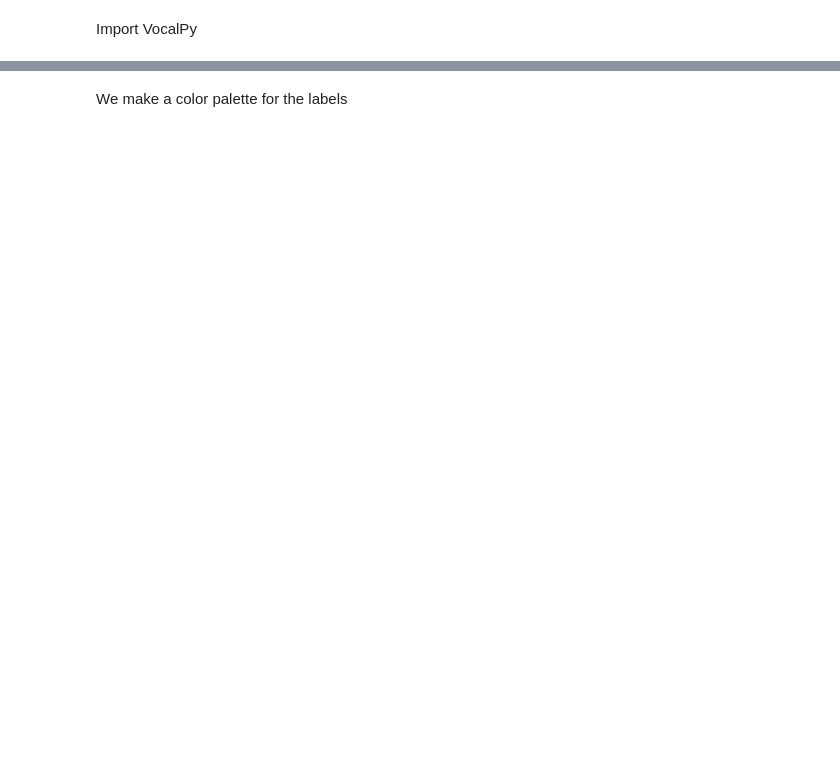
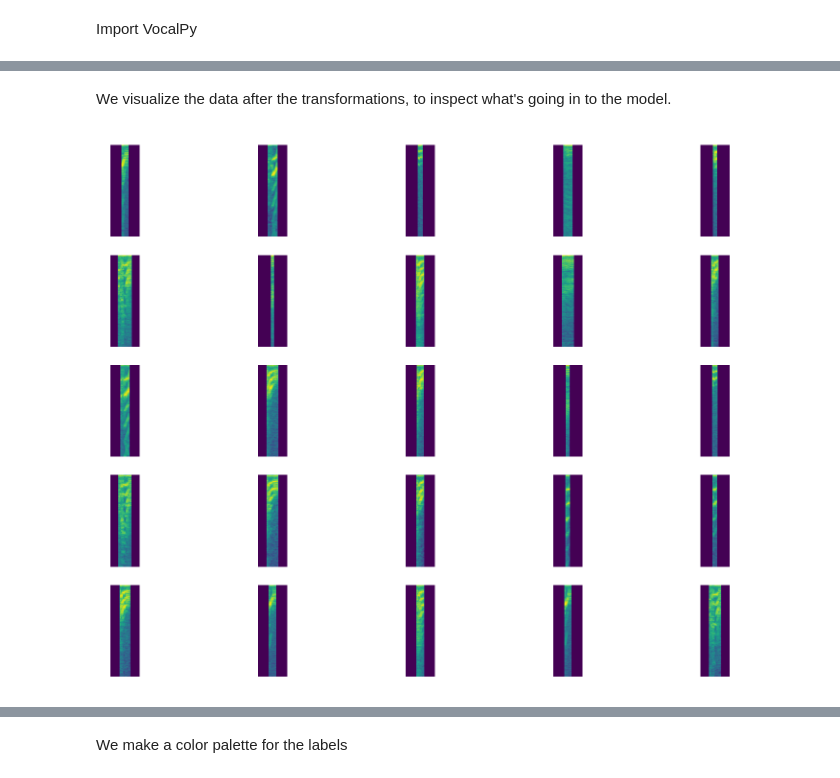
Before and after one commit to vocalpy/vocalpy-notebooks, a Jupyter notebook: 01-embedding-with-UMAP.ipynb, the cells around one changed output, grey strips where cells are left out. Cells and saved outputs as stored; diff of their text form; code cells hidden in the pictures; blank space fills up the shorter version.

```diff
--- a/01-embedding-with-UMAP.ipynb
+++ b/01-embedding-with-UMAP.ipynb
@@ -18,5 +20,5 @@ Load data
 # %%
 data_dir = ('data/bfsongrepo/gy6or6/032312/')
 
-cbin_paths = voc.paths.from_dir(data_dir, 'cbin')
-notmats = voc.paths.from_dir(data_dir, '.not.mat')
+wav_paths = voc.paths.from_dir(data_dir, 'wav')
+csv_paths = voc.paths.from_dir(data_dir, '.wav.csv')  # annotations
@@ -23,3 +27,3 @@ notmats = voc.paths.from_dir(data_dir, '.not.mat')
 # %%
-audios = [voc.Audio.read(cbin_path) for cbin_path in cbin_paths]
-annots = [voc.Annotation.read(notmat_path, format='notmat') for notmat_path in notmats]
+audios = [voc.Audio.read(wav_path) for wav_path in wav_paths]
+annots = [voc.Annotation.read(csv_path, format='simple-seq') for csv_path in csv_paths]
@@ -85,16 +128,28 @@ pad_length = max(widths)
 # %%
-def pad_spectrogram(spectrogram, pad_length):
-    """ Pads a spectrogram to being a certain length"""
-    excess_needed = pad_length - np.shape(spectrogram)[1]
+def minmax_scale(spectrogram):
+    """Min-max scales the spectrogram data to be between 0 and 1"""
+    data = spectrogram.data
+    min_ = data.min()
+    max_ = data.max()
+    return (data - min_) / (max_ - min_)
+
+
+def pad_spectrogram(data, pad_length):
+    """ Pads spectrogram array to being a certain width
+    (columns, assumed to be time bins)"""
+    excess_needed = pad_length - np.shape(data)[1]
     pad_left = np.floor(float(excess_needed) / 2).astype("int")
     pad_right = np.ceil(float(excess_needed) / 2).astype("int")
     return np.pad(
-        spectrogram, [(0, 0), (pad_left, pad_right)], "constant", constant_values=0
+        data, [(0, 0), (pad_left, pad_right)], "constant", constant_values=0
     )
 # %%
+# this is a nested list comprehension, not the easiest thing to read
 X = np.array(
-    [pad_spectrogram(segment_spect.data, pad_length)
-     for segment_spect in segment_spects]
+    [pad_spectrogram(
+        # we minmax scale *first*, then pad the returned array
+        minmax_scale(segment_spect), pad_length
+    ) for segment_spect in segment_spects]
 )
 # %%
 X.shape
@@ -102,0 +158,2 @@ X.shape
+# %% [markdown]
+We visualize the data after the transformations, to inspect what's going in to the model.
@@ -103,3 +162,16 @@ X.shape
+# %%
+fig, ax_arr = plt.subplots(5, 5, dpi=300)
+ax_arr = ax_arr.ravel()
+
+inds = np.random.permutation(np.arange(X.shape[0]))[:25]
+
+to_viz = X[inds]
+
+for x, ax in zip(to_viz, ax_arr):
+    ax.imshow(x)
+    ax.set_axis_off()
+# %% [output]
+[figure, added]
 # %%
 X = X.reshape(X.shape[0], -1)
 # %%
```
Also changed, not shown: parts of 26 cells of this notebook.
